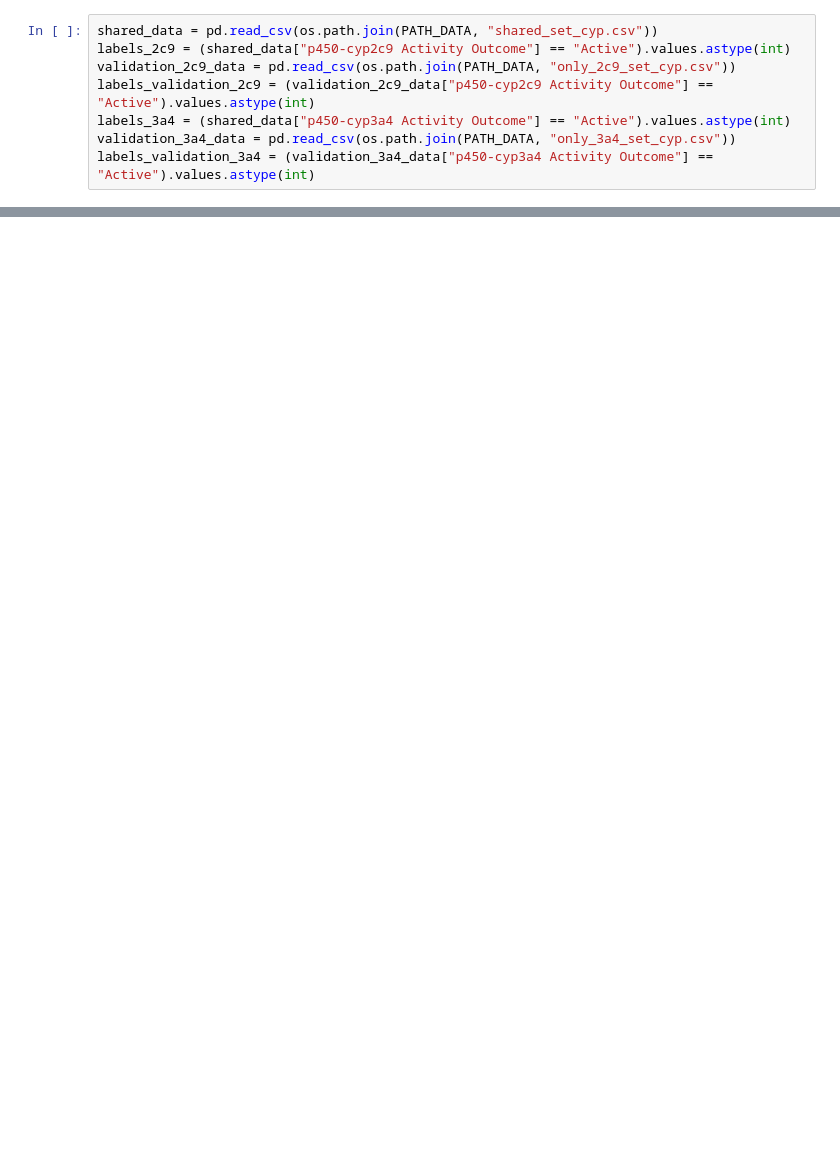
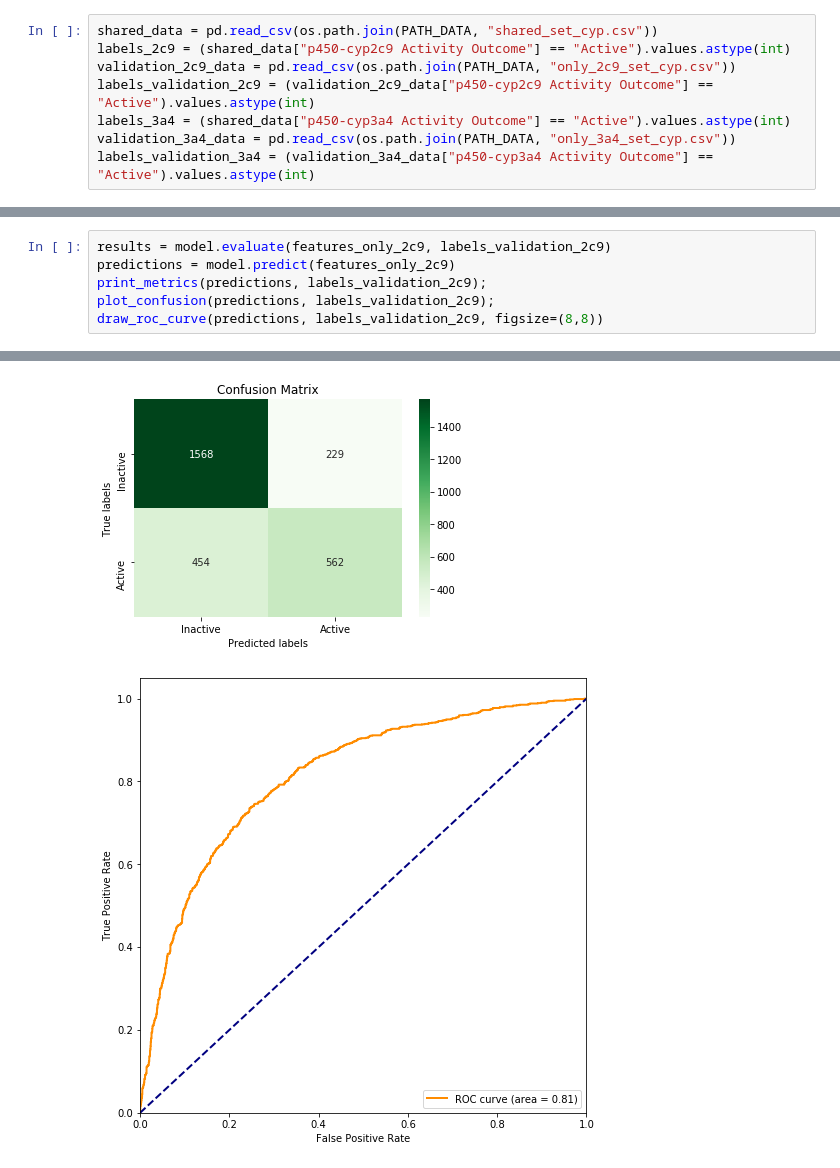
Before and after one commit to danielSoler93/drug_learning, a Jupyter notebook: drug_learning/2D/mordred_descriptors.ipynb, the cells around one changed output, grey strips where cells are left out. Drawn from its saved outputs; the diff is of its cells as text; blank space fills up the shorter version.

```diff
--- a/drug_learning/2D/mordred_descriptors.ipynb
+++ b/drug_learning/2D/mordred_descriptors.ipynb
@@ -57,0 +184,7 @@ df.to_csv("features/shared_features_testing.csv", index=False)
+# %%
+results = model.evaluate(features_only_2c9, labels_validation_2c9)
+predictions = model.predict(features_only_2c9)
+print_metrics(predictions, labels_validation_2c9);
+plot_confusion(predictions, labels_validation_2c9);
+draw_roc_curve(predictions, labels_validation_2c9, figsize=(8,8))
+# %% [output]
@@ -57,0 +193,2 @@ df.to_csv("features/shared_features_testing.csv", index=False)
+[figure, added]
+[figure, added]
```
Also changed, not shown: parts of 22 cells of this notebook, 4 other files.
